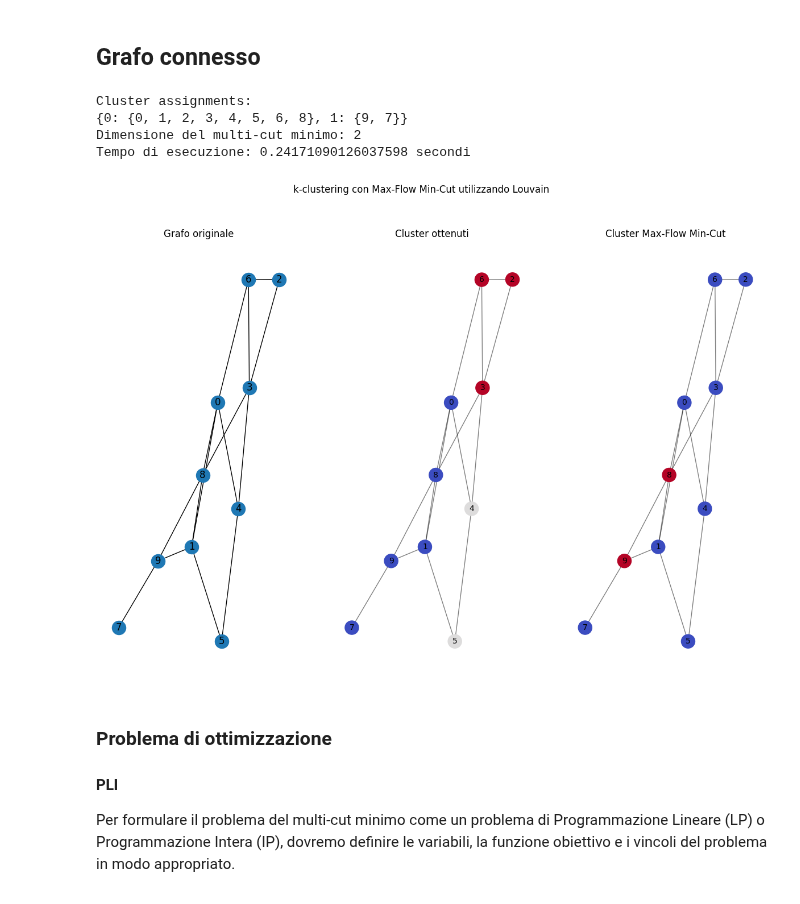
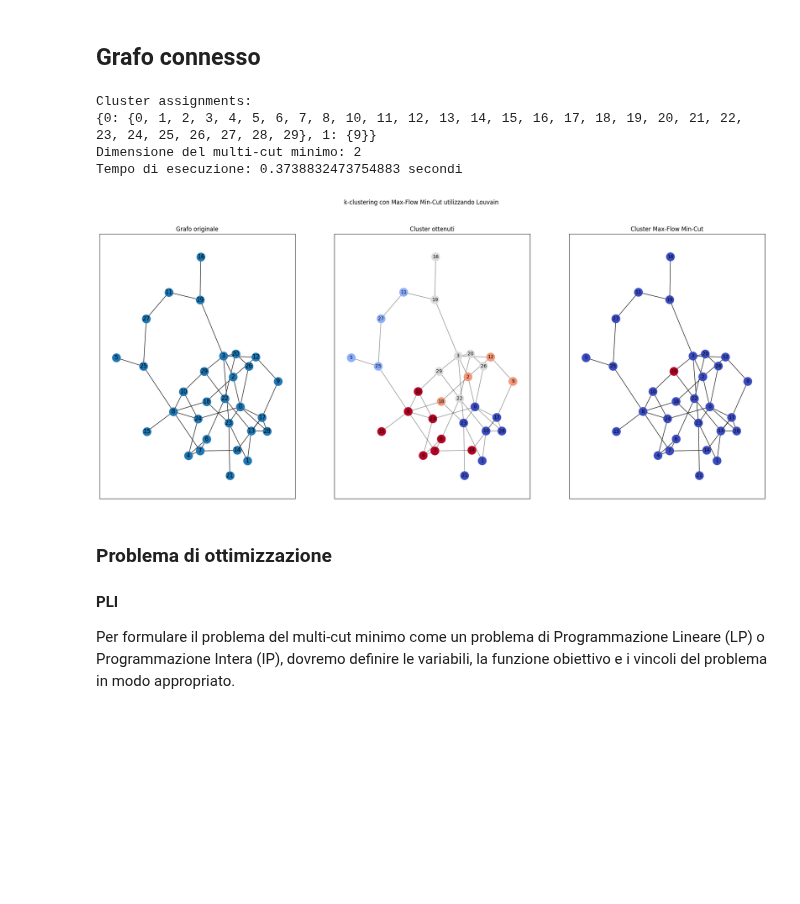
Before and after one commit to ele10-code/k-clustering, a Jupyter notebook: k-clustering.ipynb, the cells around one changed output. Cells and saved outputs as stored; diff of their text form; code cells hidden in the pictures; blank space fills up the shorter version.

```diff
--- a/k-clustering.ipynb
+++ b/k-clustering.ipynb
@@ -10,7 +10,7 @@ import time
 start_time = time.time()
 
 # Creazione di un grafo casuale con 10 nodi e 15 archi
-G = nx.gnm_random_graph(n=10, m=12, seed=42)  # Aggiungi 'seed' per riproducibilità
+G = nx.gnm_random_graph(n=30, m=36, seed=42)  # Aggiungi 'seed' per riproducibilità
 
 # Assegna pesi finiti agli archi del grafo casuale
 for u, v in G.edges():
@@ -57,18 +57,18 @@ print("Tempo di esecuzione:", execution_time, "secondi")
 
 # Per visualizzare i cluster
 pos = nx.spring_layout(G)  # Layout per posizionare i nodi
-plt.figure(figsize=(15, 10))  # Dimensione della figura
+plt.figure(figsize=(25, 10))  # Dimensione della figura
 plt.suptitle("k-clustering con Max-Flow Min-Cut grafo non connesso")
 
 # Prima visualizzazione: Grafo originale con etichette dei nodi
 plt.subplot(1, 3, 1)
-plt.axis("off")
+plt.axis("on")
 nx.draw_networkx(G, pos, with_labels=True)
 plt.title("Grafo originale")
 
 # Seconda visualizzazione: Cluster ottenuti da Louvain
 plt.subplot(1, 3, 2)
-plt.axis("off")
+plt.axis("on")
 # Coloriamo i nodi in base all'etichetta del cluster
 nx.draw_networkx_nodes(G, pos, node_size=300, cmap=plt.get_cmap("coolwarm"), node_color=list(partition.values()))
 nx.draw_networkx_edges(G, pos, alpha=0.5)
@@ -79,7 +79,7 @@ plt.title("Cluster ottenuti")
 
 # Terza visualizzazione: Cluster ottenuti da Max-Flow Min-Cut
 plt.subplot(1, 3, 3)
-plt.axis("off")
+plt.axis("on")
 # Coloriamo i nodi in base alla partizione ottenuta
 nx.draw_networkx_nodes(G, pos, node_size=300, cmap=plt.get_cmap("coolwarm"), node_color=list(color_map.values()))
 nx.draw_networkx_edges(G, pos, alpha=0.5)
@@ -90,5 +90,8 @@ plt.title("Cluster Max-Flow Min-Cut")
 
 
 plt.show()
+
+# Per salvare la figura
+# plt.savefig("k-clustering.png")
 # %% [output]
 Cluster assignments:
@@ -104,7 +107,7 @@ import matplotlib.pyplot as plt
 import random
 
 # Creazione di un grafo casuale con 10 nodi e 15 archi
-G = nx.gnm_random_graph(n=10, m=15, seed=42)
+G = nx.gnm_random_graph(n=30, m=36, seed=42)
 
 # Verifica se il grafo è connesso
 if not nx.is_connected(G):
@@ -161,44 +164,44 @@ print("Tempo di esecuzione:", execution_time, "secondi")
 
 # Per visualizzare i cluster
 pos = nx.spring_layout(G)  # Layout per posizionare i nodi
-plt.figure(figsize=(15, 10))  # Dimensione della figura
+plt.figure(figsize=(25, 10))  # Dimensione della figura
 plt.suptitle("k-clustering con Max-Flow Min-Cut utilizzando Louvain")
 
 # Prima visualizzazione: Grafo originale con etichette dei nodi
 plt.subplot(1, 3, 1)
-plt.axis("off")
+plt.axis("on")
 nx.draw_networkx(G, pos, with_labels=True)
 plt.title("Grafo originale")
 
 # Seconda visualizzazione: Cluster ottenuti da Louvain
 plt.subplot(1, 3, 2)
-plt.axis("off")
+plt.axis("on")
 # Coloriamo i nodi in base all'etichetta del cluster
 nx.draw_networkx_nodes(G, pos, node_size=300, cmap=plt.get_cmap("coolwarm"), node_color=list(partition.values()))
 nx.draw_networkx_edges(G, pos, alpha=0.5)
 # Aggiungi le label dei nodi originali (etichette dei nodi iniziali)
 node_labels = {node: str(node) for node in G.nodes()}
 nx.draw_networkx_labels(G, pos, labels=node_labels, font_size=10, font_color='black')
 plt.title("Cluster ottenuti")
 
 # Terza visualizzazione: Cluster ottenuti da Max-Flow Min-Cut
 plt.subplot(1, 3, 3)
-plt.axis("off")
+plt.axis("on")
 # Coloriamo i nodi in base alla partizione ottenuta
 nx.draw_networkx_nodes(G, pos, node_size=300, cmap=plt.get_cmap("coolwarm"), node_color=list(color_map.values()))
-nx.draw_networkx_edges(G, pos, alpha=0.5)
+nx.draw_networkx_edges(G, pos)
 # Aggiungi le label dei nodi originali (etichette dei nodi iniziali)
 node_labels = {node: str(node) for node in G.nodes()}
 nx.draw_networkx_labels(G, pos, labels=node_labels, font_size=10, font_color='black')
 plt.title("Cluster Max-Flow Min-Cut")
 
 plt.show()
 # %% [output]
 Cluster assignments:
-{0: {0, 1, 2, 3, 4, 5, 6, 8}, 1: {9, 7}}
+{0: {0, 1, 2, 3, 4, 5, 6, 7, 8, 10, 11, 12, 13, 14, 15, 16, 17, 18, 19, 20, 21, 22, 23, 24, 25, 26, 27, 28, 29}, 1: {9}}
 Dimensione del multi-cut minimo: 2
-Tempo di esecuzione: 0.24171090126037598 secondi
+Tempo di esecuzione: 0.3738832473754883 secondi
-[figure, old version]
+[figure, new version]
 # %% [markdown]
 ### Problema di ottimizzazione
 #### PLI
```
Also changed, not shown: parts of 3 cells of this notebook.
